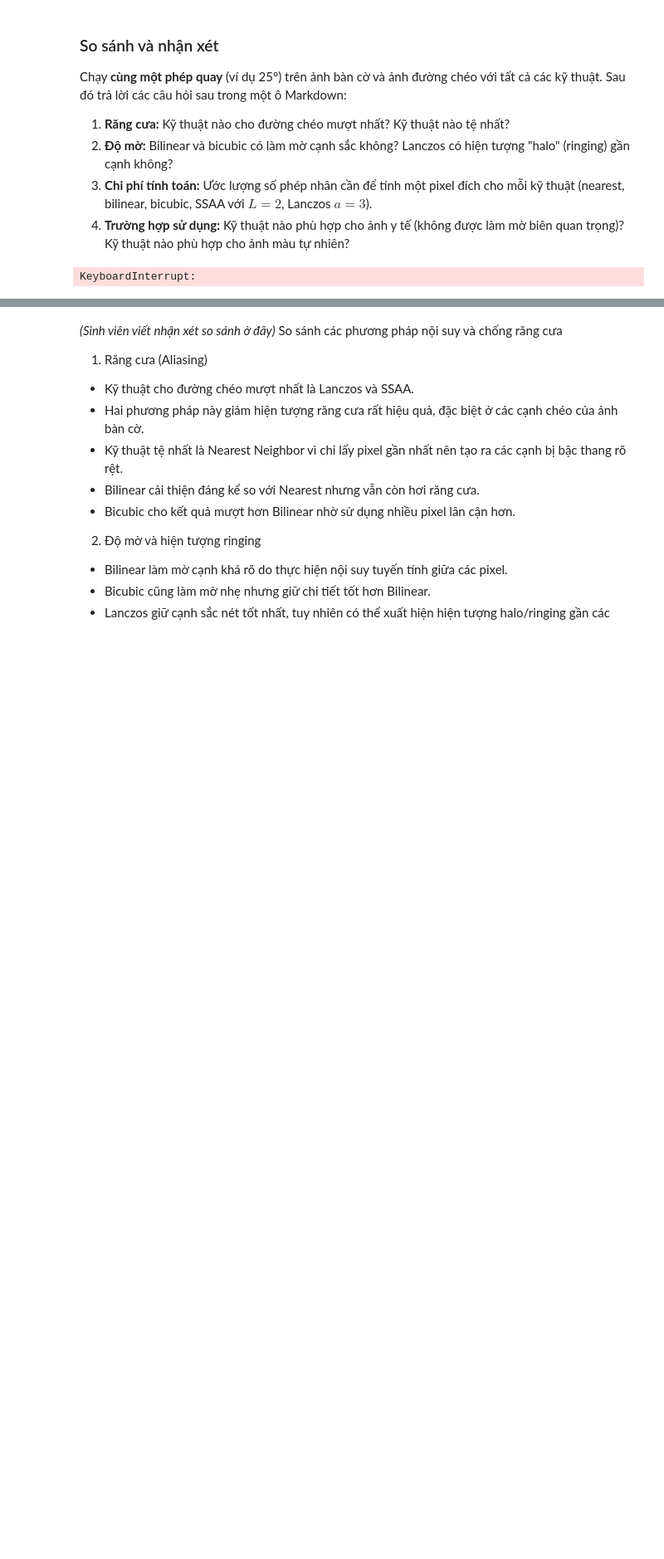
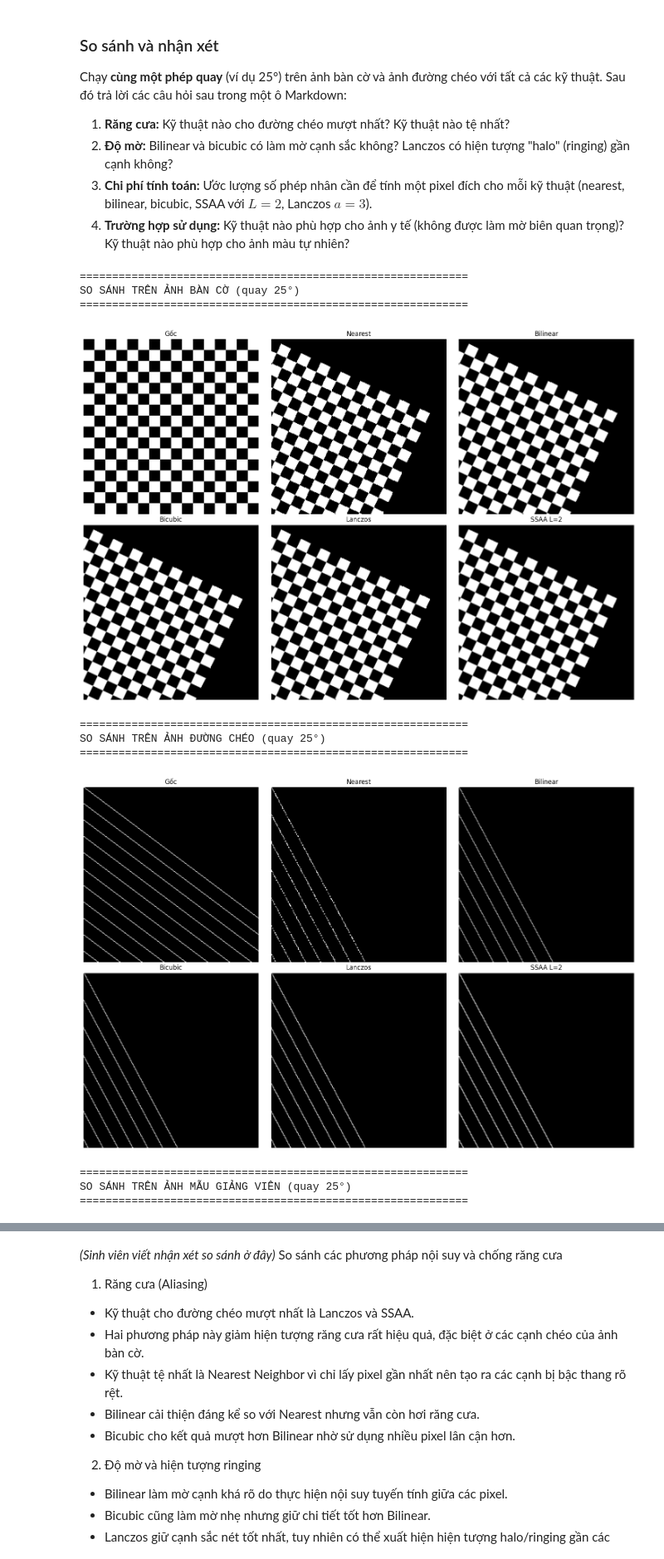
Before and after one commit to rosdev29/UTH-CV-BaiTap, a Jupyter notebook: Chapter1/bai_tap_thuc_hanh_xu_ly_anh_3-2.ipynb, the cells around one changed output, grey strips where cells are left out. Shown at 83% size. Cells and saved outputs as stored; diff of their text form; code cells hidden in the pictures; blank space fills up the shorter version.

```diff
--- a/Chapter1/bai_tap_thuc_hanh_xu_ly_anh_3-2.ipynb
+++ b/Chapter1/bai_tap_thuc_hanh_xu_ly_anh_3-2.ipynb
@@ -906,40 +1034,46 @@ với tất cả các kỹ thuật. Sau đó trả lời các câu hỏi sau tro
    làm mờ biên quan trọng)? Kỹ thuật nào phù hợp cho ảnh màu tự nhiên?
 # %%
 # Ô thực hành so sánh anti-aliasing
-# Sau khi hoàn thiện tất cả các hàm, chạy so sánh ở đây.
+# Cùng phép quay 25° trên bàn cờ và đường chéo; thêm ảnh giảng viên.
 
-# Ví dụ khung:
-# M = rotation_matrix(25)
-# H, W = checkerboard_img.shape
-# img_f = checkerboard_img.astype(np.float32)
-#
-# out_nn  = warp_affine_manual(img_f, M, (H, W), interpolation='nearest')
-# out_bl  = warp_affine_manual(img_f, M, (H, W), interpolation='bilinear')
-# out_bc  = warp_affine_manual(img_f, M, (H, W), interpolation='bicubic')
-# out_lz  = warp_affine_manual(img_f, M, (H, W), interpolation='lanczos')
-# out_ss  = warp_affine_ssaa(img_f, M, (H, W), L=2)
-#
-# show_images(
-#     [checkerboard_img, out_nn, out_bl, out_bc, out_lz, out_ss],
-#     titles=['Gốc', 'Nearest', 'Bilinear', 'Bicubic', 'Lanczos', 'SSAA L=2'],
-#     cols=3, figsize=(15, 10)
-# )
 
-M = rotation_matrix(25)
-H, W = checkerboard_img.shape
-img_f = checkerboard_img.astype(np.float32)
+def compare_warp_all_methods(img_u8, M, section_title):
+    print("=" * 60)
+    print(section_title)
+    print("=" * 60)
+    H, W = img_u8.shape[:2]
+    img_f = img_u8.astype(np.float32)
+    out_nn = warp_affine_manual(img_f, M, (H, W), interpolation='nearest')
+    out_bl = warp_affine_manual(img_f, M, (H, W), interpolation='bilinear')
+    out_bc = warp_affine_manual(img_f, M, (H, W), interpolation='bicubic')
+    out_lz = warp_affine_manual(img_f, M, (H, W), interpolation='lanczos')
+    out_ss = warp_affine_ssaa(img_f, M, (H, W), L=2)
+    show_images(
+        [img_u8, out_nn, out_bl, out_bc, out_lz, out_ss],
+        titles=['Gốc', 'Nearest', 'Bilinear', 'Bicubic', 'Lanczos', 'SSAA L=2'],
+        cols=3,
+        figsize=(15, 10),
+    )
+    print()
 
-out_nn  = warp_affine_manual(img_f, M, (H, W), interpolation='nearest')
-out_bl  = warp_affine_manual(img_f, M, (H, W), interpolation='bilinear')
-out_bc  = warp_affine_manual(img_f, M, (H, W), interpolation='bicubic')
-out_lz  = warp_affine_manual(img_f, M, (H, W), interpolation='lanczos')
 
-out_ss  = warp_affine_ssaa(img_f, M, (H, W), L=2)
-
-show_images(
-     [checkerboard_img, out_nn, out_bl, out_bc, out_lz, out_ss],
-     titles=['Gốc', 'Nearest', 'Bilinear', 'Bicubic', 'Lanczos', 'SSAA L=2'],
-     cols=3, figsize=(15, 10)
+M_rot = rotation_matrix(25)
+compare_warp_all_methods(checkerboard_img, M_rot, 'SO SÁNH TRÊN ẢNH BÀN CỜ (quay 25°)')
+compare_warp_all_methods(diagonal_img, M_rot, 'SO SÁNH TRÊN ẢNH ĐƯỜNG CHÉO (quay 25°)')
+compare_warp_all_methods(
+    lecturer_img,
+    M_rot,
+    'SO SÁNH TRÊN ẢNH MẪU GIẢNG VIÊN (quay 25°)',
 )
 # %% [output]
-KeyboardInterrupt:
+============================================================
+SO SÁNH TRÊN ẢNH BÀN CỜ (quay 25°)
+============================================================
+[figure, added]
+============================================================
+SO SÁNH TRÊN ẢNH ĐƯỜNG CHÉO (quay 25°)
+============================================================
+[figure, added]
+============================================================
+SO SÁNH TRÊN ẢNH MẪU GIẢNG VIÊN (quay 25°)
+============================================================
```
Also changed, not shown: parts of 5 cells of this notebook, 3 other files.
